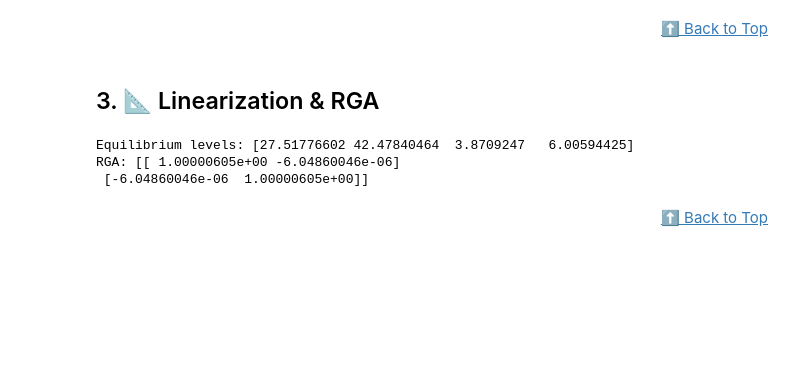
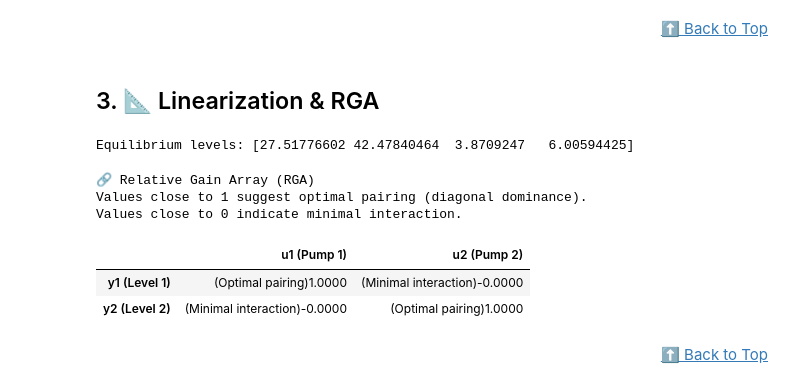
Before and after one commit to dhruvhaldar/Realistic-aerospace-optimization-problems, a Jupyter notebook: nonlinear.ipynb, the cells around one changed output. Cells and saved outputs as stored; diff of their text form; code cells hidden in the pictures; blank space fills up the shorter version.

Commit message:
🎨 Palette: Improve accessibility of RGA HTML table visualization
Co-authored-by: dhruvhaldar <29486085+dhruvhaldar@users.noreply.github.com>

```diff
--- a/nonlinear.ipynb
+++ b/nonlinear.ipynb
@@ -190,41 +190,46 @@ def display_rga(rga_matrix):
         .rga-table th, .rga-table td { padding: 8px 12px; border: 1px solid #ddd; text-align: center; }
         .rga-table th { background-color: #f8f9fa; color: #333; font-weight: 600; }
         .rga-cell-good { background-color: #d1e7dd; color: #0f5132; font-weight: bold; border-color: #badbcc; }
-        .rga-cell-weak { color: #6c757d; opacity: 0.8; }
+        .rga-cell-weak { color: #495057; }\n        .sr-only { position: absolute; width: 1px; height: 1px; padding: 0; margin: -1px; overflow: hidden; clip: rect(0,0,0,0); border: 0; }
     </style>
     <h3>🔗 Relative Gain Array (RGA)</h3>
     <p style="color: #666; font-size: 0.9em; margin-bottom: 0.5em;">
         <i>Values close to <b>1</b> suggest optimal pairing (diagonal dominance). <br>
         Values close to <b>0</b> indicate minimal interaction.</i>
     </p>
-    <table class="rga-table">
+    <table class="rga-table" aria-label="Relative Gain Array">
         <thead>
             <tr>
                 <th style="border:none; background:none;"></th>
-                <th title="Input 1">u1 (Pump 1)</th>
-                <th title="Input 2">u2 (Pump 2)</th>
+                <th scope="col" title="Input 1">u1 (Pump 1)</th>
+                <th scope="col" title="Input 2">u2 (Pump 2)</th>
             </tr>
         </thead>
         <tbody>
     """
 
     rows = ["y1 (Level 1)", "y2 (Level 2)"]
     for i, row in enumerate(rga_matrix):
-        html += f"<tr><td style='background-color: #f8f9fa; font-weight:600;'>{rows[i]}</td>"
+        html += f"<tr><th scope='row' style='background-color: #f8f9fa; font-weight:600;'>{rows[i]}</th>"
         for val in row:
             # Highlight if close to 1 (e.g., 0.6 to 1.4)
             is_good = 0.6 <= val <= 1.4
             cls = "rga-cell-good" if is_good else "rga-cell-weak"
-            html += f"<td class='{cls}'>{val:.4f}</td>"
+            sr_text = " (Optimal pairing)" if is_good else " (Minimal interaction)"
+            html += f"<td class='{cls}'><span class='sr-only'>{sr_text}</span>{val:.4f}</td>"
         html += "</tr>"
     html += "</tbody></table>"
     display(HTML(html))
 
 display_rga(RGA)
 # %% [output]
 Equilibrium levels: [27.51776602 42.47840464  3.8709247   6.00594425]
-RGA: [[ 1.00000605e+00 -6.04860046e-06]
- [-6.04860046e-06  1.00000605e+00]]
+🔗 Relative Gain Array (RGA)
+Values close to 1 suggest optimal pairing (diagonal dominance).
+Values close to 0 indicate minimal interaction.
+|  | u1 (Pump 1) | u2 (Pump 2) |
+| y1 (Level 1) | (Optimal pairing)1.0000 | (Minimal interaction)-0.0000 |
+| y2 (Level 2) | (Minimal interaction)-0.0000 | (Optimal pairing)1.0000 |
 # %% [markdown]
 <div align="right"><a href="#table-of-contents">⬆️ Back to Top</a></div>
 # %% [markdown]
```
Also changed, not shown: 1 other file.
